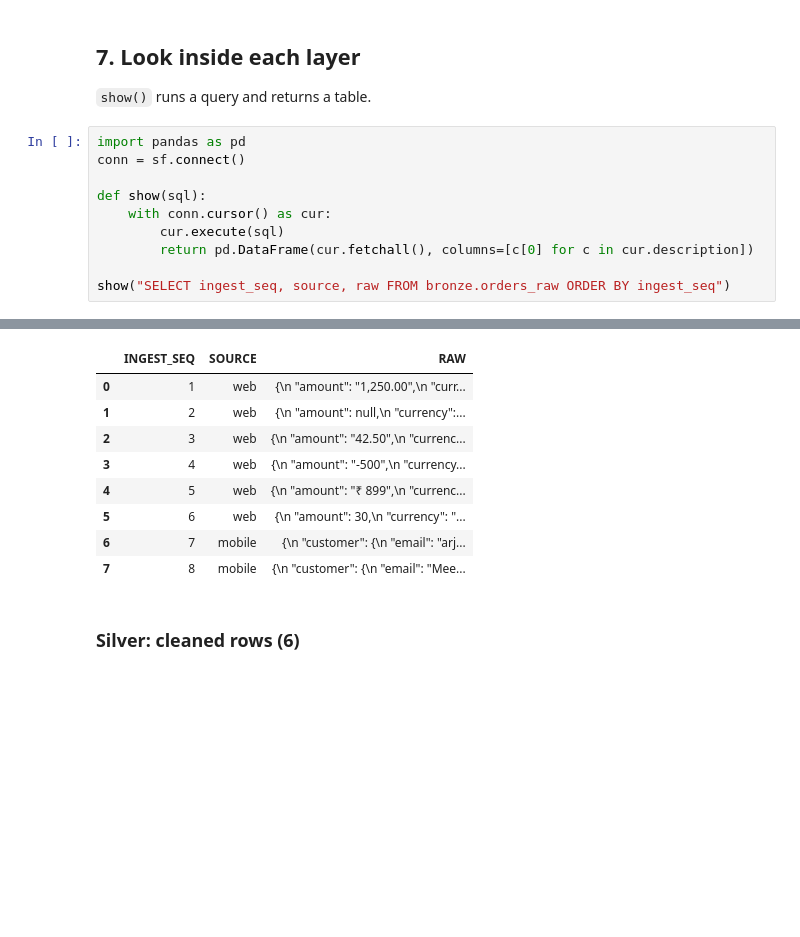
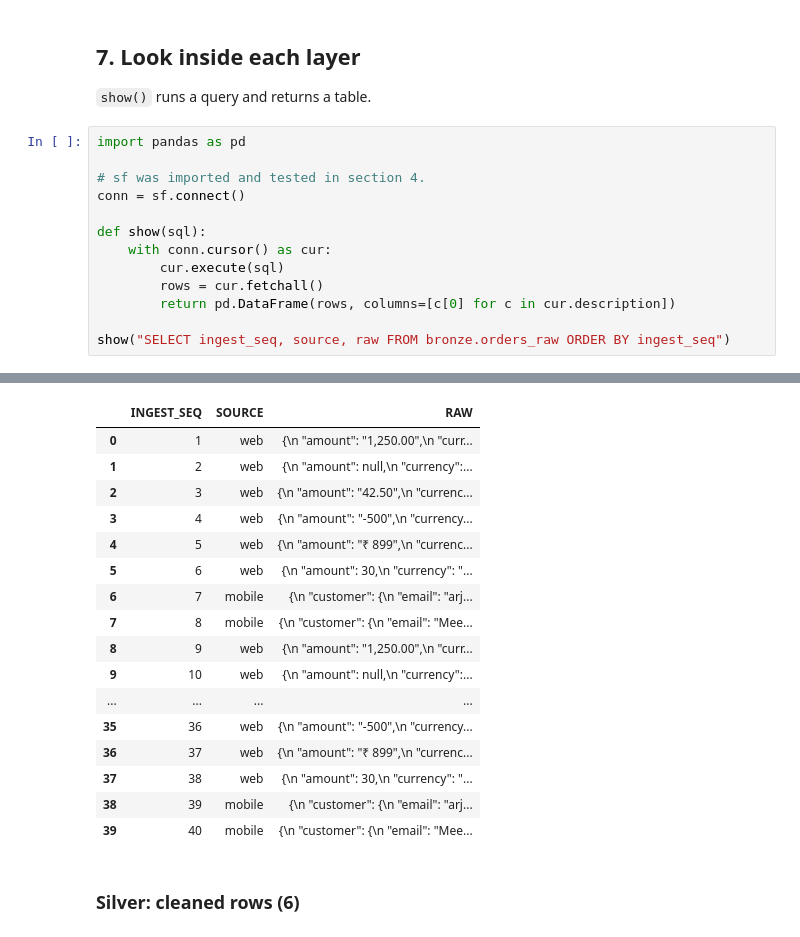
Before and after one commit to AK-CODE-droid/freshcart-pipelines, a Jupyter notebook: elt/freshcart_elt_colab.ipynb, the cells around one changed output, grey strips where cells are left out. Saved outputs shown, nothing was run; the diff lists cells and outputs as text; blank space fills up the shorter version.

```diff
--- a/elt/freshcart_elt_colab.ipynb
+++ b/elt/freshcart_elt_colab.ipynb
@@ -956,12 +985,15 @@ Expected last line: **GOLD: 4 orders, revenue ₹7785.00, 126 loyalty points**.
 `show()` runs a query and returns a table.
 # %%
 import pandas as pd
+
+# sf was imported and tested in section 4.
 conn = sf.connect()
 
 def show(sql):
     with conn.cursor() as cur:
         cur.execute(sql)
-        return pd.DataFrame(cur.fetchall(), columns=[c[0] for c in cur.description])
+        rows = cur.fetchall()
+        return pd.DataFrame(rows, columns=[c[0] for c in cur.description])
 
 show("SELECT ingest_seq, source, raw FROM bronze.orders_raw ORDER BY ingest_seq")
 # %% [output]
@@ -968,12 +1001,20 @@ show("SELECT ingest_seq, source, raw FROM bronze.orders_raw ORDER BY ingest_seq"
 |  | INGEST_SEQ | SOURCE | RAW |
 | 0 | 1 | web | {\n "amount": "1,250.00",\n "curr... |
 | 1 | 2 | web | {\n "amount": null,\n "currency":... |
 | 2 | 3 | web | {\n "amount": "42.50",\n "currenc... |
 | 3 | 4 | web | {\n "amount": "-500",\n "currency... |
 | 4 | 5 | web | {\n "amount": "₹ 899",\n "currenc... |
 | 5 | 6 | web | {\n "amount": 30,\n "currency": "... |
 | 6 | 7 | mobile | {\n "customer": {\n "email": "arj... |
 | 7 | 8 | mobile | {\n "customer": {\n "email": "Mee... |
+| 8 | 9 | web | {\n "amount": "1,250.00",\n "curr... |
+| 9 | 10 | web | {\n "amount": null,\n "currency":... |
+| ... | ... | ... | ... |
+| 35 | 36 | web | {\n "amount": "-500",\n "currency... |
+| 36 | 37 | web | {\n "amount": "₹ 899",\n "currenc... |
+| 37 | 38 | web | {\n "amount": 30,\n "currency": "... |
+| 38 | 39 | mobile | {\n "customer": {\n "email": "arj... |
+| 39 | 40 | mobile | {\n "customer": {\n "email": "Mee... |
 # %% [markdown]
 ### Silver: cleaned rows (6)
 # %%
```
Also changed, not shown: parts of 37 cells of this notebook, 9 other files.
